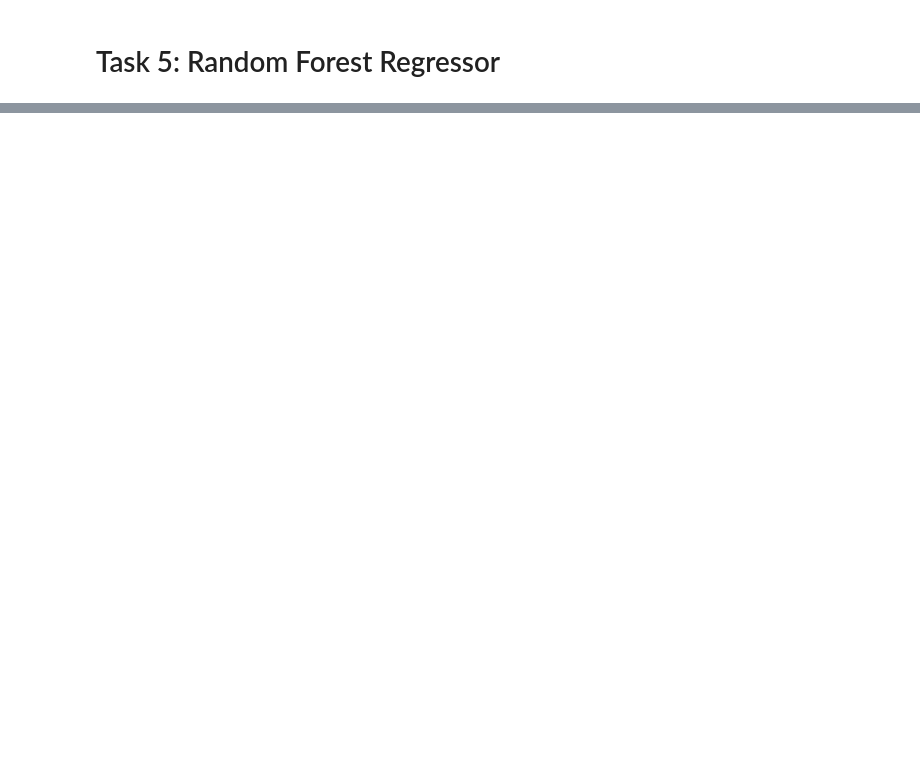
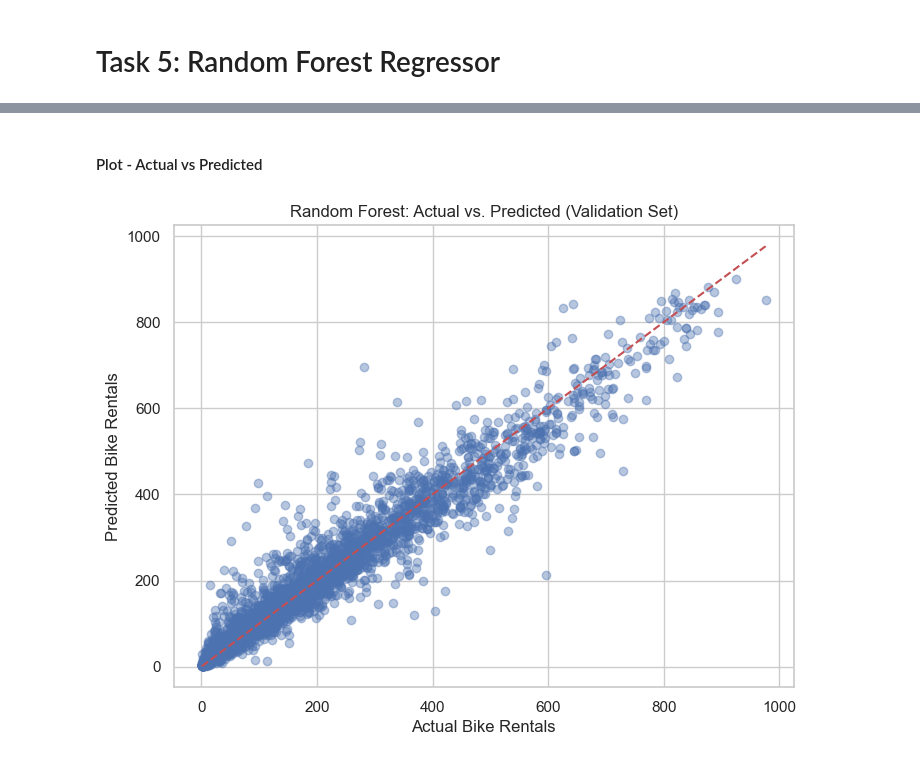
Before and after one commit to sofiagzzloz/ML-fundamentals-2025, a Jupyter notebook: assignmentII/assignment_2_sofia_gonzalez.ipynb, the cells around one changed output, grey strips where cells are left out. Drawn from its saved outputs; the diff is of its cells as text; code cells hidden in the pictures; blank space fills up the shorter version.

```diff
--- a/assignmentII/assignment_2_sofia_gonzalez.ipynb
+++ b/assignmentII/assignment_2_sofia_gonzalez.ipynb
@@ -475,0 +483,17 @@ We can also see that temperature also plays a big role, followed by the year (wh
+# %% [markdown]
+#### Plot - Actual vs Predicted
+# %%
+# Predict using the trained Random Forest model
+y_val_rf = y_val       # These are the true validation labels (same as baseline)
+y_val_pred_rf = rf_model.predict(X_val)  # Predictions from the Random Forest
+# %%
+plt.figure(figsize=(8, 6))
+plt.scatter(y_val_rf, y_val_pred_rf, alpha=0.4)
+plt.plot([y_val_rf.min(), y_val_rf.max()], [y_val_rf.min(), y_val_rf.max()], 'r--')
+plt.title("Random Forest: Actual vs. Predicted (Validation Set)")
+plt.xlabel("Actual Bike Rentals")
+plt.ylabel("Predicted Bike Rentals")
+plt.grid(True)
+plt.show()
+# %% [output]
+[figure, added]
```
Also changed, not shown: parts of 19 cells of this notebook.
